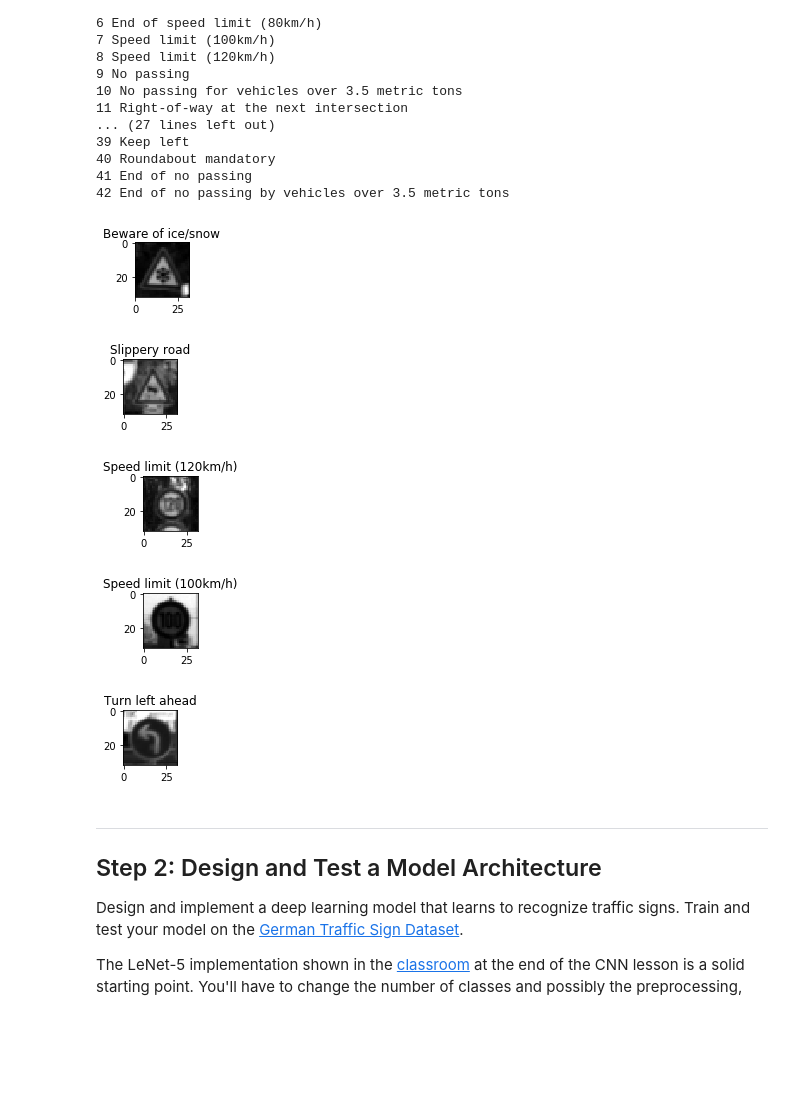
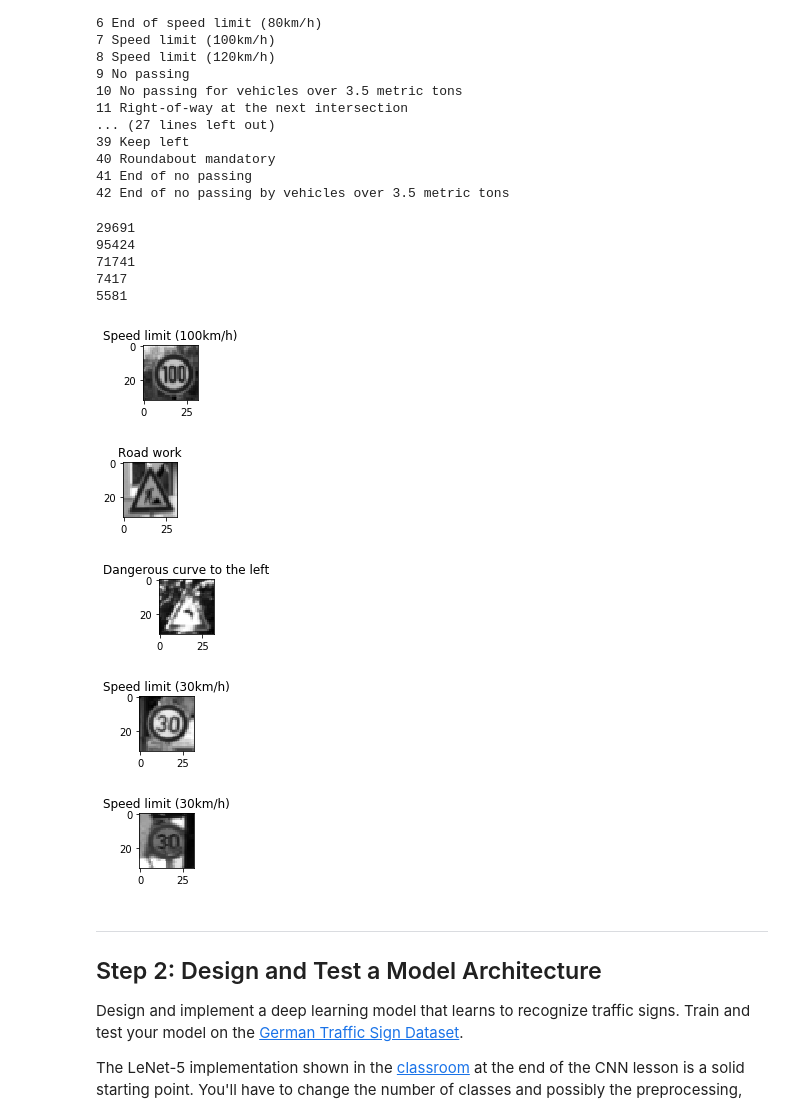
Before and after one commit to jwetherb/CarND-Traffic-Sign-Classifier-Project, a Jupyter notebook: Traffic_Sign_Classifier-Copy5.ipynb, the cells around one changed output. Saved outputs shown, nothing was run; the diff lists cells and outputs as text; code cells hidden in the pictures; blank space fills up the shorter version.

Commit message:
Add sample images

```diff
--- a/Traffic_Sign_Classifier-Copy5.ipynb
+++ b/Traffic_Sign_Classifier-Copy5.ipynb
@@ -25,9 +25,9 @@ import pickle
 
 # TODO: Fill this in based on where you saved the training and testing data
 
-training_file = 'train.p'
-validation_file= 'valid.p'
-testing_file = 'test.p'
+training_file = '../train.p'
+validation_file= '../valid.p'
+testing_file = '../test.p'
 
 # Open data files and convert to grascale
 with open(training_file, mode='rb') as f:
@@ -216,35 +216,48 @@ signnames = sn
 # %%
 ### Data exploration visualization code goes here.
 ### Feel free to use as many code cells as needed.
 import random
 import matplotlib.pyplot as plt
 # Visualizations will be shown in the notebook.
 %matplotlib inline
 
 X_train = X_train.astype(np.float32)
 X_valid = X_valid.astype(np.float32)
 X_test = X_test.astype(np.float32)
 
 def showImage(image, title, num_channels):
     plt.figure(figsize=(1,1))
     plt.title(title)
 
     if num_channels == 3:
         plt.imshow(image)
     else:
         plt.imshow(image, cmap="gray")
 
+xxx = [29691,
+95424,
+71741,
+7417,
+5581]
 for i in range(5):
-    index = random.randint(0, len(X_train))
+#     index = random.randint(0, len(X_train))
+    index = xxx[i]
     image = X_train[index].squeeze()
 
+    print(index)
+
     showImage(image, signnames[int(y_train[index])], channels)
 # %% [output]
+29691
+95424
+71741
+7417
+5581
-[figure, old version]
+[figure, new version]
-[figure, old version]
+[figure, new version]
-[figure, old version]
+[figure, new version]
-[figure, old version]
+[figure, new version]
-[figure, old version]
+[figure, new version]
 # %% [markdown]
 ----
 
```
Also changed, not shown: parts of 1 cell of this notebook, 11 other files.
